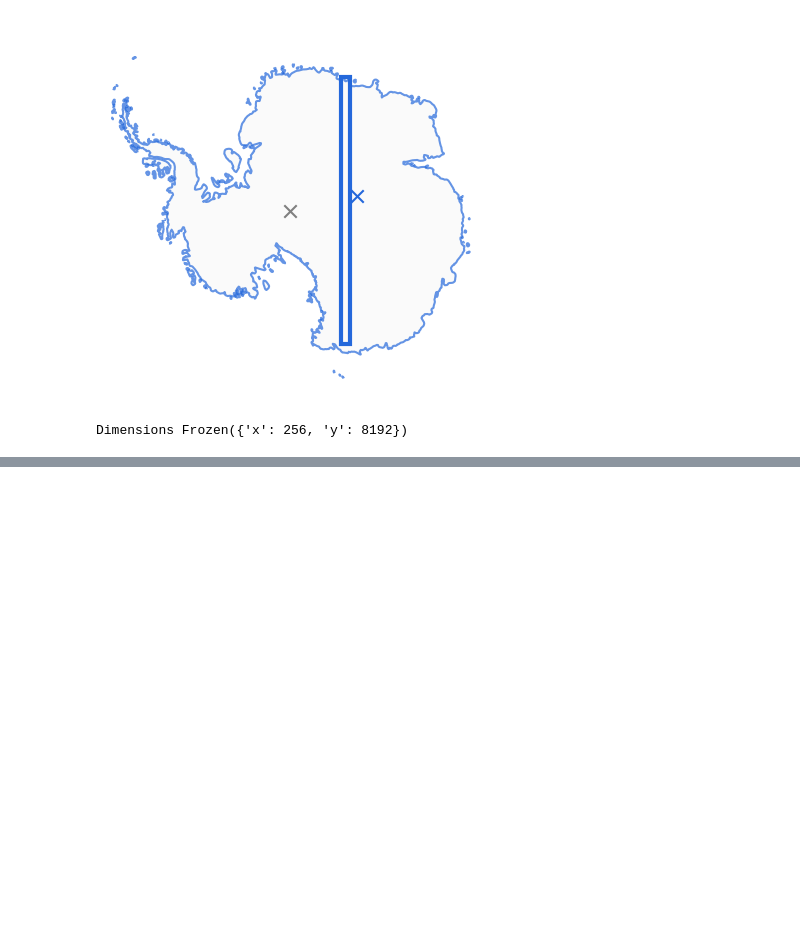
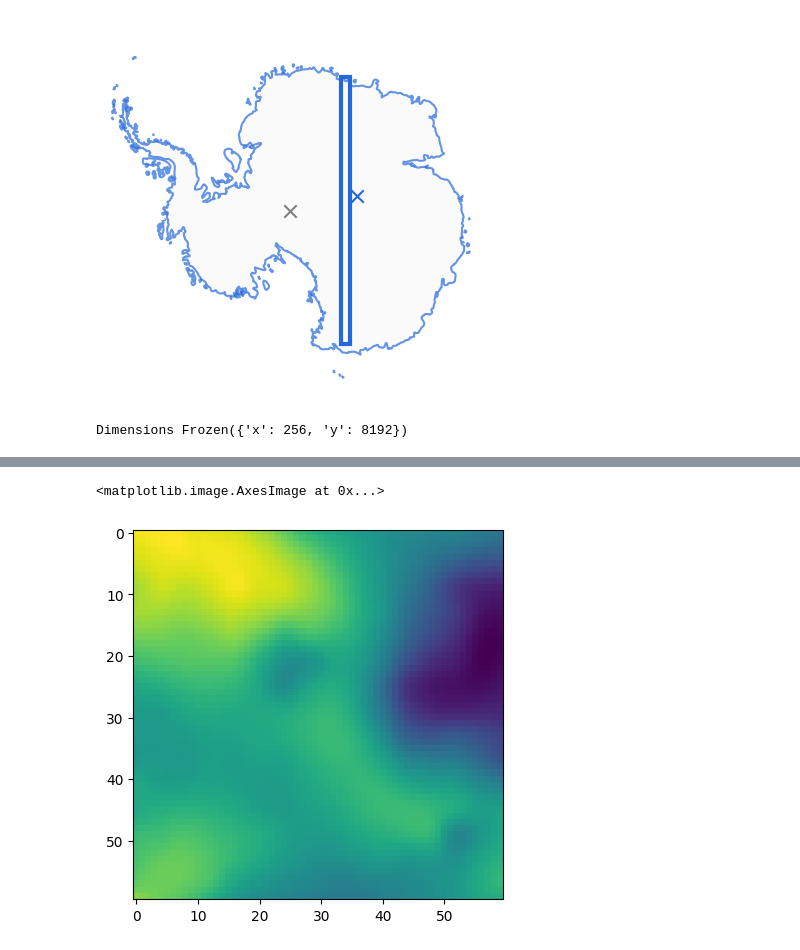
Before and after one commit to kimbente/finetune-HAT, a Jupyter notebook: KB_generate_train_val.ipynb, the cells around one changed output, grey strips where cells are left out. Cells and saved outputs as stored; diff of their text form; code cells hidden in the pictures; blank space fills up the shorter version.

```diff
--- a/KB_generate_train_val.ipynb
+++ b/KB_generate_train_val.ipynb
@@ -468,0 +610,5 @@ Dimensions Frozen({'x': 256, 'y': 8192})
+# %%
+plt.imshow(true_area[660:720, 660:720])
+# %% [output]
+<matplotlib.image.AxesImage at 0x...>
+[figure, added]
```
Also changed, not shown: parts of 22 cells of this notebook, 5 other files.
